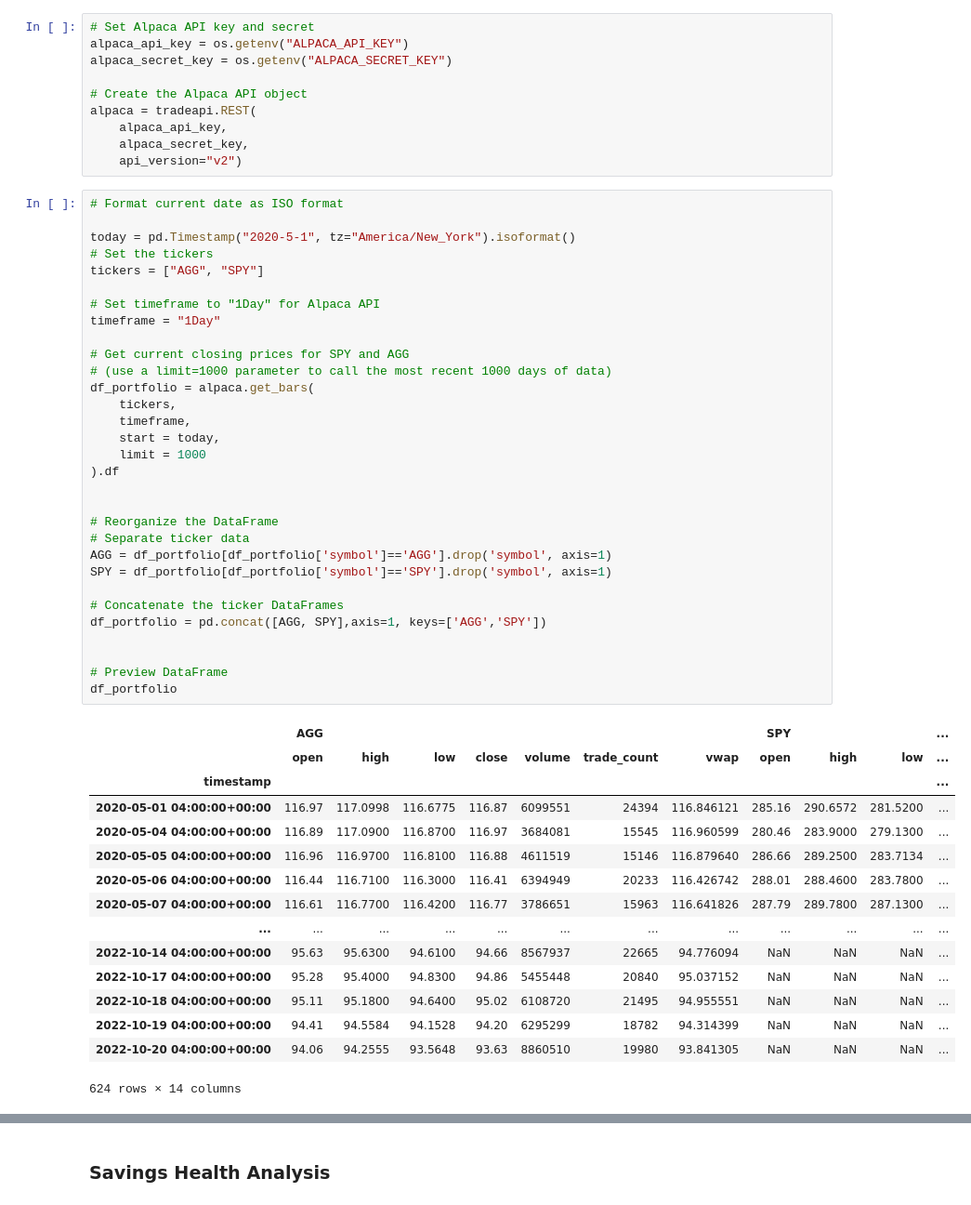
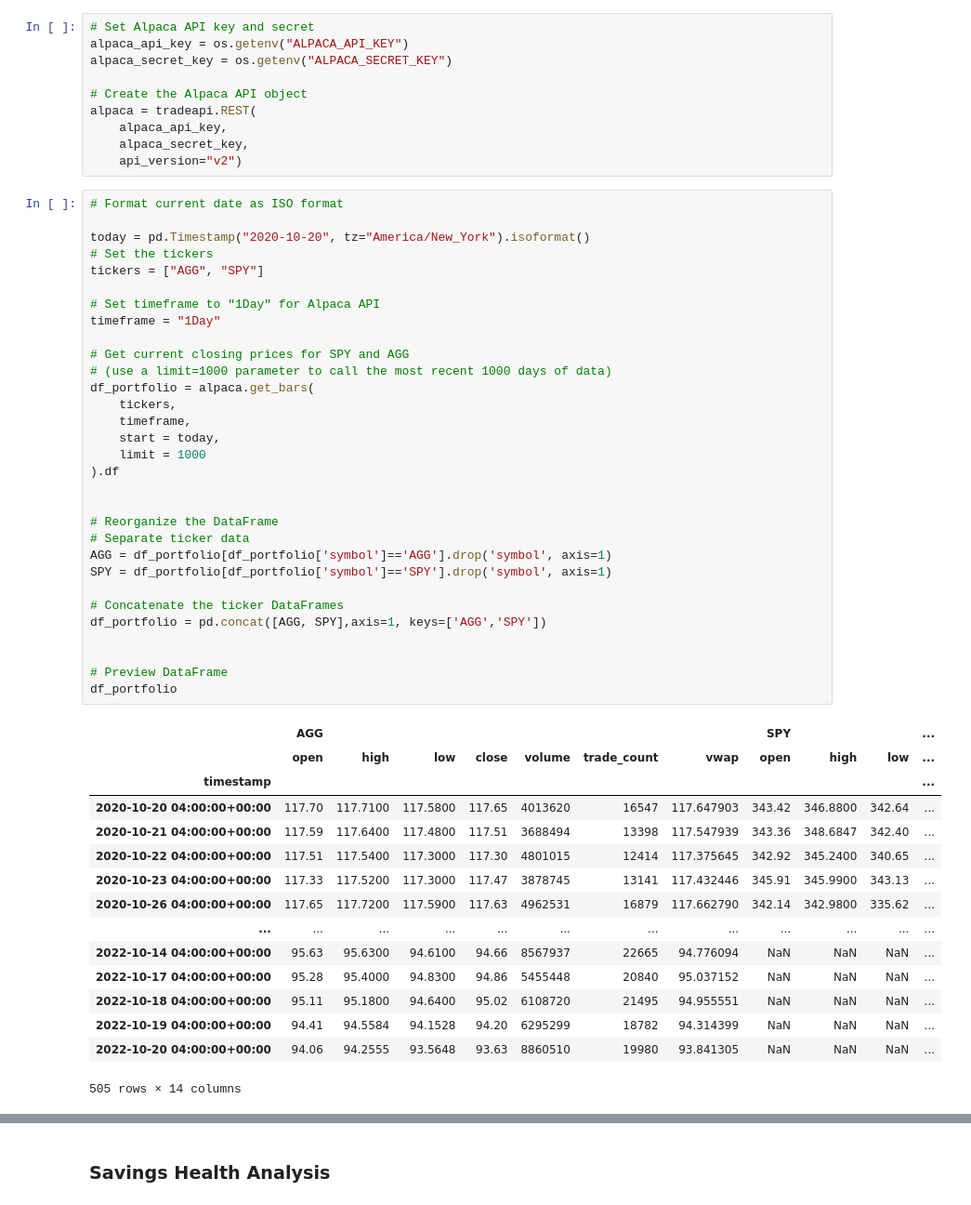
Before and after one commit to yenla9/python-homework, a Jupyter notebook: Homework5/financial-planner.ipynb, the cells around one changed output, grey strips where cells are left out. Shown: that part at 93% size. Drawn from its saved outputs; the diff is of its cells as text.

```diff
--- a/Homework5/financial-planner.ipynb
+++ b/Homework5/financial-planner.ipynb
@@ -66,50 +66,50 @@ alpaca = tradeapi.REST(
 # %%
 # Format current date as ISO format
 
-today = pd.Timestamp("2020-5-1", tz="America/New_York").isoformat()
+today = pd.Timestamp("2020-10-20", tz="America/New_York").isoformat()
 # Set the tickers
 tickers = ["AGG", "SPY"]
 
 # Set timeframe to "1Day" for Alpaca API
 timeframe = "1Day"
 
 # Get current closing prices for SPY and AGG
 # (use a limit=1000 parameter to call the most recent 1000 days of data)
 df_portfolio = alpaca.get_bars(
     tickers,
     timeframe,
     start = today,
     limit = 1000
 ).df
 
 
 # Reorganize the DataFrame
 # Separate ticker data
 AGG = df_portfolio[df_portfolio['symbol']=='AGG'].drop('symbol', axis=1)
 SPY = df_portfolio[df_portfolio['symbol']=='SPY'].drop('symbol', axis=1)
 
 # Concatenate the ticker DataFrames
 df_portfolio = pd.concat([AGG, SPY],axis=1, keys=['AGG','SPY'])
 
 
 # Preview DataFrame
 df_portfolio
 # %% [output]
 |  | AGG |  |  |  |  |  |  | SPY |  |  | ... |
 |  | open | high | low | close | volume | trade_count | vwap | open | high | low | ... |
 | timestamp |  |  |  |  |  |  |  |  |  |  | ... |
-| 2020-05-01 04:00:00+00:00 | 116.97 | 117.0998 | 116.6775 | 116.87 | 6099551 | 24394 | 116.846121 | 285.16 | 290.6572 | 281.5200 | ... |
-| 2020-05-04 04:00:00+00:00 | 116.89 | 117.0900 | 116.8700 | 116.97 | 3684081 | 15545 | 116.960599 | 280.46 | 283.9000 | 279.1300 | ... |
-| 2020-05-05 04:00:00+00:00 | 116.96 | 116.9700 | 116.8100 | 116.88 | 4611519 | 15146 | 116.879640 | 286.66 | 289.2500 | 283.7134 | ... |
-| 2020-05-06 04:00:00+00:00 | 116.44 | 116.7100 | 116.3000 | 116.41 | 6394949 | 20233 | 116.426742 | 288.01 | 288.4600 | 283.7800 | ... |
-| 2020-05-07 04:00:00+00:00 | 116.61 | 116.7700 | 116.4200 | 116.77 | 3786651 | 15963 | 116.641826 | 287.79 | 289.7800 | 287.1300 | ... |
+| 2020-10-20 04:00:00+00:00 | 117.70 | 117.7100 | 117.5800 | 117.65 | 4013620 | 16547 | 117.647903 | 343.42 | 346.8800 | 342.64 | ... |
+| 2020-10-21 04:00:00+00:00 | 117.59 | 117.6400 | 117.4800 | 117.51 | 3688494 | 13398 | 117.547939 | 343.36 | 348.6847 | 342.40 | ... |
+| 2020-10-22 04:00:00+00:00 | 117.51 | 117.5400 | 117.3000 | 117.30 | 4801015 | 12414 | 117.375645 | 342.92 | 345.2400 | 340.65 | ... |
+| 2020-10-23 04:00:00+00:00 | 117.33 | 117.5200 | 117.3000 | 117.47 | 3878745 | 13141 | 117.432446 | 345.91 | 345.9900 | 343.13 | ... |
+| 2020-10-26 04:00:00+00:00 | 117.65 | 117.7200 | 117.5900 | 117.63 | 4962531 | 16879 | 117.662790 | 342.14 | 342.9800 | 335.62 | ... |
 | ... | ... | ... | ... | ... | ... | ... | ... | ... | ... | ... | ... |
 | 2022-10-14 04:00:00+00:00 | 95.63 | 95.6300 | 94.6100 | 94.66 | 8567937 | 22665 | 94.776094 | NaN | NaN | NaN | ... |
 | 2022-10-17 04:00:00+00:00 | 95.28 | 95.4000 | 94.8300 | 94.86 | 5455448 | 20840 | 95.037152 | NaN | NaN | NaN | ... |
 | 2022-10-18 04:00:00+00:00 | 95.11 | 95.1800 | 94.6400 | 95.02 | 6108720 | 21495 | 94.955551 | NaN | NaN | NaN | ... |
 | 2022-10-19 04:00:00+00:00 | 94.41 | 94.5584 | 94.1528 | 94.20 | 6295299 | 18782 | 94.314399 | NaN | NaN | NaN | ... |
 | 2022-10-20 04:00:00+00:00 | 94.06 | 94.2555 | 93.5648 | 93.63 | 8860510 | 19980 | 93.841305 | NaN | NaN | NaN | ... |
-624 rows × 14 columns
+505 rows × 14 columns
 # %%
 # Pick AGG and SPY close prices
 agg_close_price = df_portfolio['AGG']['close'][0]
```
Also changed, not shown: parts of 5 cells of this notebook.
